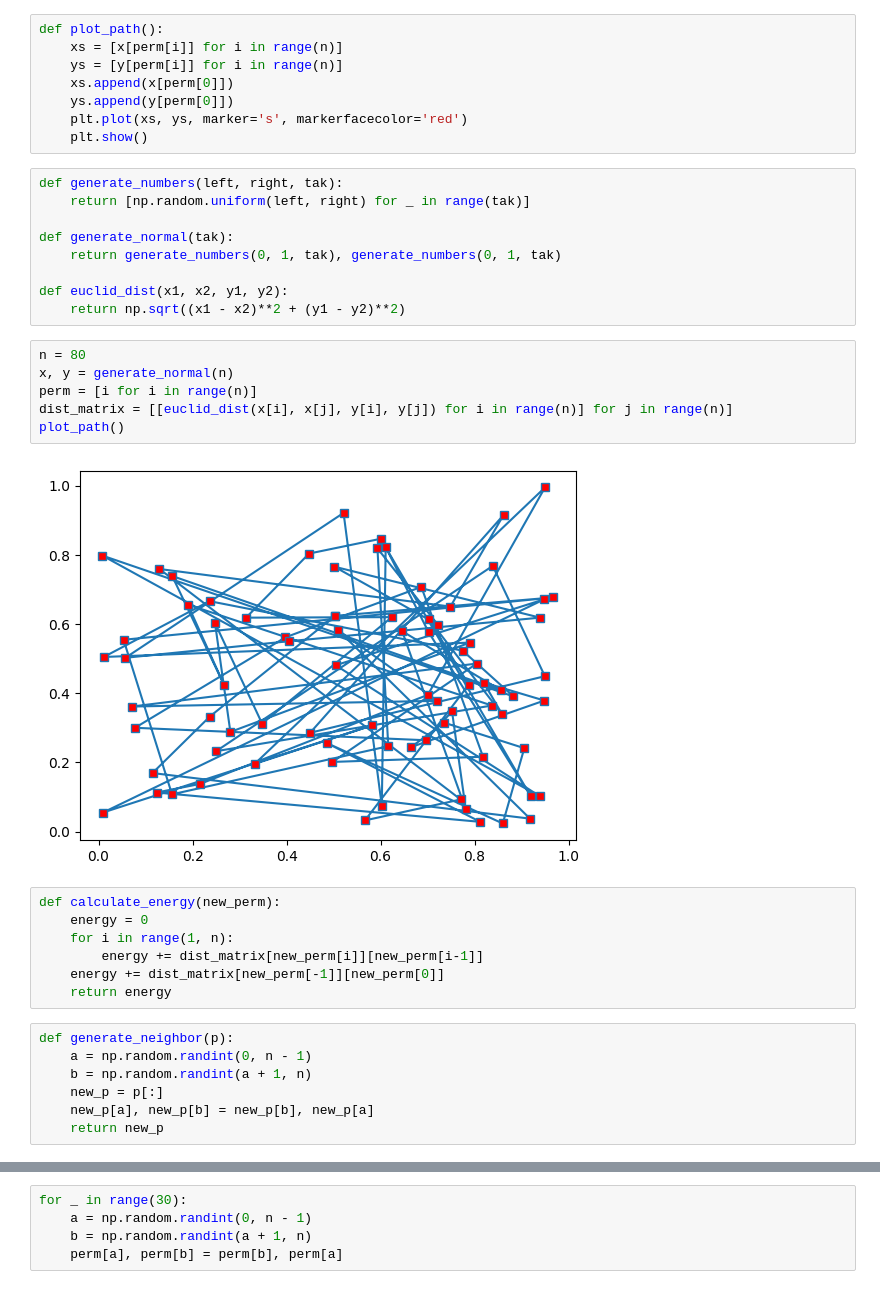
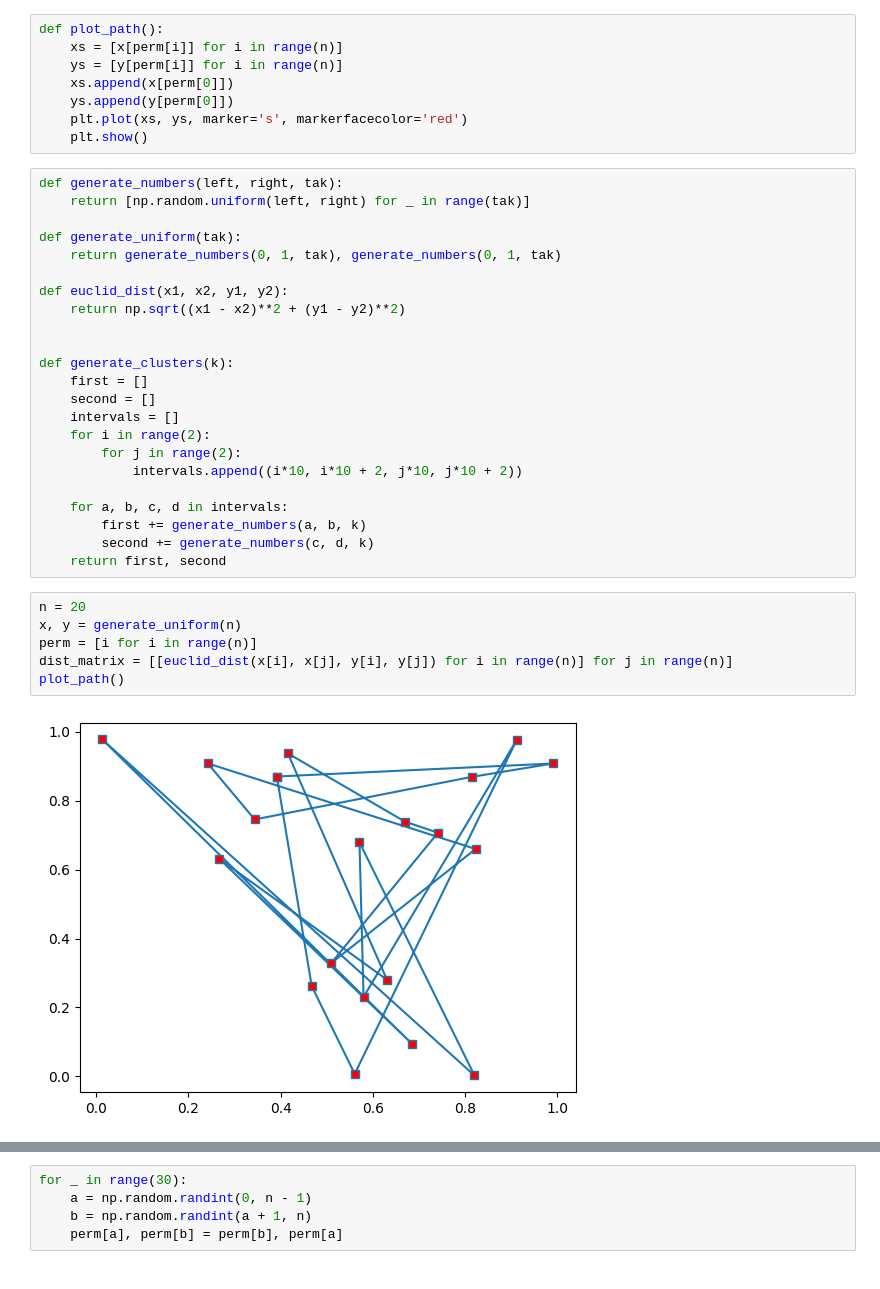
Before and after one commit to michal200292/Numericke-metody, a Jupyter notebook: lab4/zad1.ipynb, the cells around one changed output, grey strips where cells are left out. Cells and saved outputs as stored; diff of their text form.

```diff
--- a/lab4/zad1.ipynb
+++ b/lab4/zad1.ipynb
@@ -13,30 +13,30 @@ def plot_path():
 def generate_numbers(left, right, tak):
     return [np.random.uniform(left, right) for _ in range(tak)]
 
-def generate_normal(tak):
+def generate_uniform(tak):
     return generate_numbers(0, 1, tak), generate_numbers(0, 1, tak)
 
 def euclid_dist(x1, x2, y1, y2):
     return np.sqrt((x1 - x2)**2 + (y1 - y2)**2)
+
+
+def generate_clusters(k):
+    first = []
+    second = []
+    intervals = []
+    for i in range(2):
+        for j in range(2):
+            intervals.append((i*10, i*10 + 2, j*10, j*10 + 2))
+
+    for a, b, c, d in intervals:
+        first += generate_numbers(a, b, k)
+        second += generate_numbers(c, d, k)
+    return first, second
 # %%
-n = 80
-x, y = generate_normal(n)
+n = 20
+x, y = generate_uniform(n)
 perm = [i for i in range(n)]
 dist_matrix = [[euclid_dist(x[i], x[j], y[i], y[j]) for i in range(n)] for j in range(n)]
 plot_path()
 # %% [output]
-[figure, old version]
+[figure, new version]
-# %%
-def calculate_energy(new_perm):
-    energy = 0
-    for i in range(1, n):
-        energy += dist_matrix[new_perm[i]][new_perm[i-1]]
-    energy += dist_matrix[new_perm[-1]][new_perm[0]]
-    return energy
-# %%
-def generate_neighbor(p):
-    a = np.random.randint(0, n - 1)
-    b = np.random.randint(a + 1, n)
-    new_p = p[:]
-    new_p[a], new_p[b] = new_p[b], new_p[a]
-    return new_p
```
Also changed, not shown: parts of 7 cells of this notebook, 1 other file.
